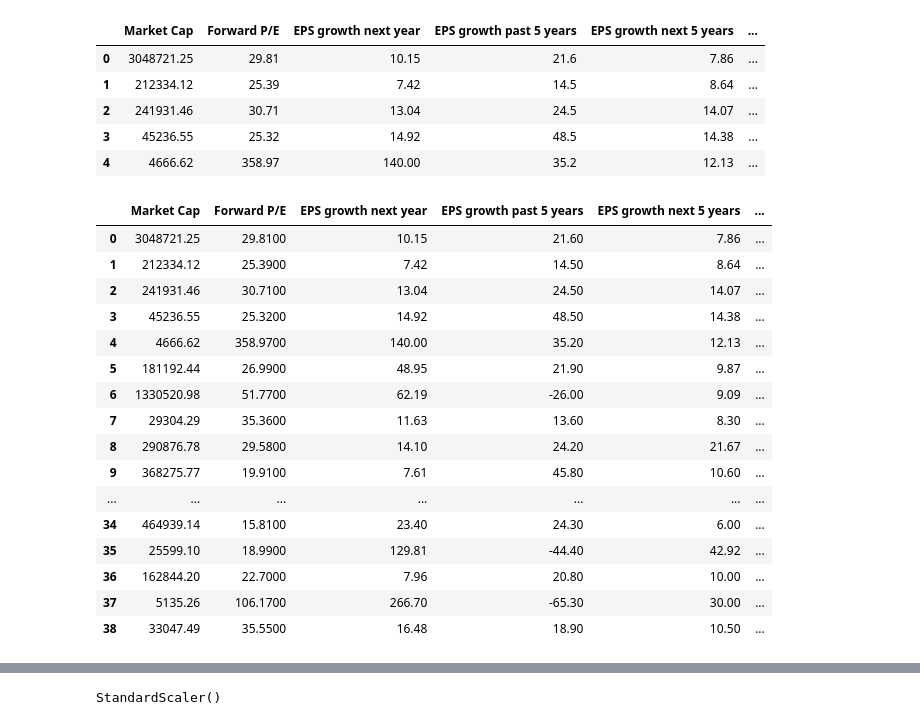
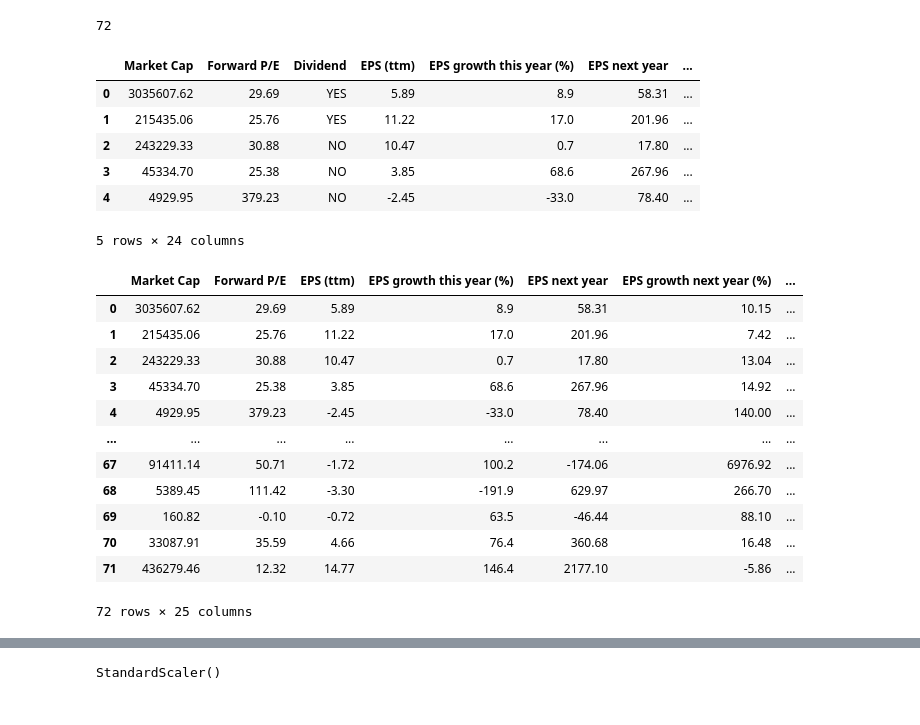
Before and after one commit to priyajainnyc/final-group-project-4, a Jupyter notebook: NVDA_2.ipynb, the cells around one changed output, grey strips where cells are left out. Saved outputs shown, nothing was run; the diff lists cells and outputs as text; code cells hidden in the pictures.

```diff
--- a/NVDA_2.ipynb
+++ b/NVDA_2.ipynb
@@ -25,31 +26,32 @@ stock_df.head()
+# %%
+len(stock_df)
+# %% [output]
+72
 # %%
-stock_df1 = stock_df.drop(columns=['No.', 'Ticker', 'Company', 'IPO Date'])
+stock_df1 = stock_df.drop(columns=['No.', 'Ticker', 'Company', 'Sector', 'Industry', 'IPO Date'])
 stock_df1.head()
 # %% [output]
-|  | Market Cap | Forward P/E | EPS growth next year | EPS growth past 5 years | EPS growth next 5 years | ... |
-| 0 | 3048721.25 | 29.81 | 10.15 | 21.6 | 7.86 | ... |
-| 1 | 212334.12 | 25.39 | 7.42 | 14.5 | 8.64 | ... |
-| 2 | 241931.46 | 30.71 | 13.04 | 24.5 | 14.07 | ... |
-| 3 | 45236.55 | 25.32 | 14.92 | 48.5 | 14.38 | ... |
-| 4 | 4666.62 | 358.97 | 140.00 | 35.2 | 12.13 | ... |
+|  | Market Cap | Forward P/E | Dividend | EPS (ttm) | EPS growth this year (%) | EPS next year | ... |
+| 0 | 3035607.62 | 29.69 | YES | 5.89 | 8.9 | 58.31 | ... |
+| 1 | 215435.06 | 25.76 | YES | 11.22 | 17.0 | 201.96 | ... |
+| 2 | 243229.33 | 30.88 | NO | 10.47 | 0.7 | 17.80 | ... |
+| 3 | 45334.70 | 25.38 | NO | 3.85 | 68.6 | 267.96 | ... |
+| 4 | 4929.95 | 379.23 | NO | -2.45 | -33.0 | 78.40 | ... |
+5 rows × 24 columns
 # %%
-stock_df2 = pd.get_dummies(stock_df1, columns=["Analyst Recom"])
+stock_df2 = pd.get_dummies(stock_df1, columns=["Dividend"])
 stock_df2
 # %% [output]
-|  | Market Cap | Forward P/E | EPS growth next year | EPS growth past 5 years | EPS growth next 5 years | ... |
-| 0 | 3048721.25 | 29.8100 | 10.15 | 21.60 | 7.86 | ... |
-| 1 | 212334.12 | 25.3900 | 7.42 | 14.50 | 8.64 | ... |
-| 2 | 241931.46 | 30.7100 | 13.04 | 24.50 | 14.07 | ... |
-| 3 | 45236.55 | 25.3200 | 14.92 | 48.50 | 14.38 | ... |
-| 4 | 4666.62 | 358.9700 | 140.00 | 35.20 | 12.13 | ... |
-| 5 | 181192.44 | 26.9900 | 48.95 | 21.90 | 9.87 | ... |
-| 6 | 1330520.98 | 51.7700 | 62.19 | -26.00 | 9.09 | ... |
-| 7 | 29304.29 | 35.3600 | 11.63 | 13.60 | 8.30 | ... |
-| 8 | 290876.78 | 29.5800 | 14.10 | 24.20 | 21.67 | ... |
-| 9 | 368275.77 | 19.9100 | 7.61 | 45.80 | 10.60 | ... |
-| ... | ... | ... | ... | ... | ... | ... |
-| 34 | 464939.14 | 15.8100 | 23.40 | 24.30 | 6.00 | ... |
-| 35 | 25599.10 | 18.9900 | 129.81 | -44.40 | 42.92 | ... |
-| 36 | 162844.20 | 22.7000 | 7.96 | 20.80 | 10.00 | ... |
-| 37 | 5135.26 | 106.1700 | 266.70 | -65.30 | 30.00 | ... |
-| 38 | 33047.49 | 35.5500 | 16.48 | 18.90 | 10.50 | ... |
+|  | Market Cap | Forward P/E | EPS (ttm) | EPS growth this year (%) | EPS next year | EPS growth next year (%) | ... |
+| 0 | 3035607.62 | 29.69 | 5.89 | 8.9 | 58.31 | 10.15 | ... |
+| 1 | 215435.06 | 25.76 | 11.22 | 17.0 | 201.96 | 7.42 | ... |
+| 2 | 243229.33 | 30.88 | 10.47 | 0.7 | 17.80 | 13.04 | ... |
+| 3 | 45334.70 | 25.38 | 3.85 | 68.6 | 267.96 | 14.92 | ... |
+| 4 | 4929.95 | 379.23 | -2.45 | -33.0 | 78.40 | 140.00 | ... |
+| ... | ... | ... | ... | ... | ... | ... | ... |
+| 67 | 91411.14 | 50.71 | -1.72 | 100.2 | -174.06 | 6976.92 | ... |
+| 68 | 5389.45 | 111.42 | -3.30 | -191.9 | 629.97 | 266.70 | ... |
+| 69 | 160.82 | -0.10 | -0.72 | 63.5 | -46.44 | 88.10 | ... |
+| 70 | 33087.91 | 35.59 | 4.66 | 76.4 | 360.68 | 16.48 | ... |
+| 71 | 436279.46 | 12.32 | 14.77 | 146.4 | 2177.10 | -5.86 | ... |
+72 rows × 25 columns
```
Also changed, not shown: parts of 15 cells of this notebook, 9 other files.
